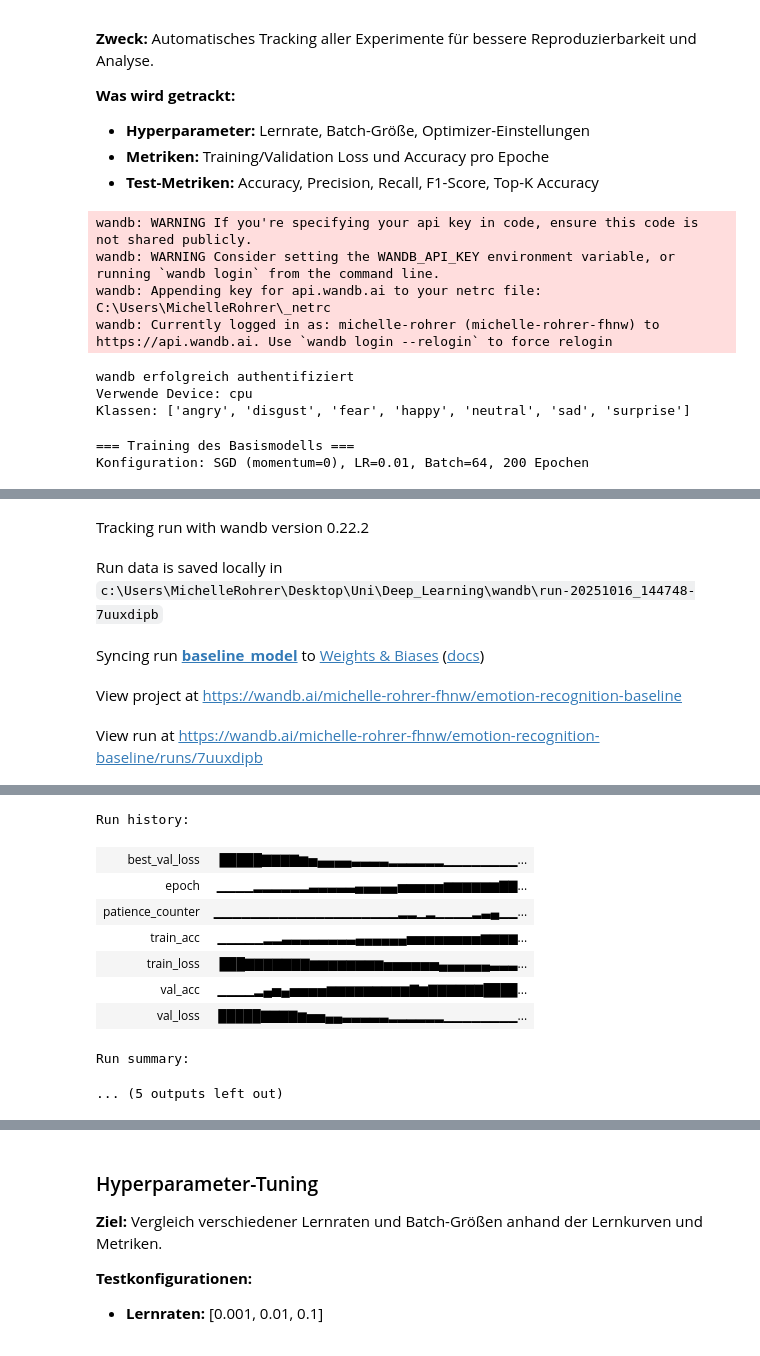
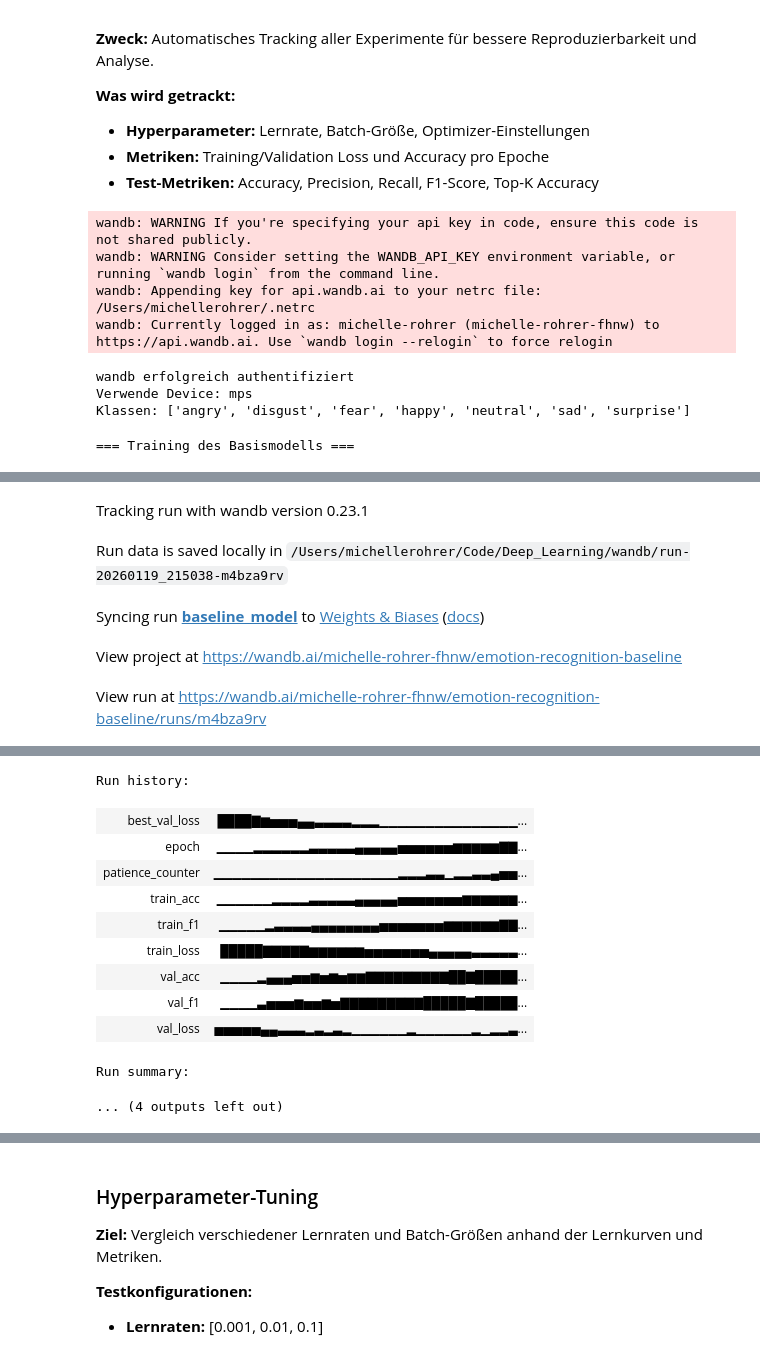
Before and after one commit to michelle-rohrer/Deep_Learning, a Jupyter notebook: training.ipynb, the cells around one changed output, grey strips where cells are left out. Saved outputs shown, nothing was run; the diff lists cells and outputs as text; code cells hidden in the pictures.

```diff
--- a/training.ipynb
+++ b/training.ipynb
@@ -57,7 +64,7 @@ train_dir = os.path.join(base_path, "train")
 test_dir  = os.path.join(base_path, "test")
 
 img_size = 48
-batch_size = 64
+batch_size = 32
 
 # Transformationen
 transform = transforms.Compose([
@@ -88,18 +95,25 @@ test_dataset = datasets.ImageFolder(
     transform=transform
 )
 
-# DataLoader erstellen mit Multi-Core Optimierung für M5
-# Optimale Worker-Anzahl: Anzahl Cores - 1 (für Multi-Processing)
-import multiprocessing
-optimal_workers = max(1, multiprocessing.cpu_count() - 1)
+# DataLoader erstellen mit Multi-Core Optimierung
+optimal_workers = min(4, get_optimal_num_workers())
 print(f"Verwende {optimal_workers} Worker für DataLoader (von {multiprocessing.cpu_count()} Cores)")
+print(f"Batch-Größe: {batch_size} (reduziert für Speicher-Optimierung)")
+
+# pin_memory nur für CUDA aktivieren (nicht für MPS oder CPU)
+
+use_pin_memory = should_use_pin_memory()
+if use_pin_memory:
+    print("pin_memory aktiviert (CUDA erkannt)")
+else:
+    print("pin_memory deaktiviert (MPS oder CPU - keine Warnung)")
 
 train_loader = DataLoader(
     train_dataset,
     batch_size=batch_size,
     shuffle=True,
     num_workers=optimal_workers,
-    pin_memory=True  # Beschleunigt Transfer zu MPS/GPU
+    pin_memory=use_pin_memory  # Nur bei CUDA aktivieren
 )
 
 val_loader = DataLoader(
@@ -107,7 +121,7 @@ val_loader = DataLoader(
     batch_size=batch_size,
     shuffle=False,
     num_workers=optimal_workers,
-    pin_memory=True
+    pin_memory=use_pin_memory
 )
 
 test_loader = DataLoader(
@@ -115,7 +129,7 @@ test_loader = DataLoader(
     batch_size=batch_size,
     shuffle=False,
     num_workers=optimal_workers,
-    pin_memory=True
+    pin_memory=use_pin_memory
 )
 
 print(f"Klassen: {full_train_dataset.class_to_idx}")
@@ -147,9 +164,7 @@ else:
     print("wandb API Key nicht in .env gefunden")
 
 # Device Setup: MPS (Apple Silicon) > CUDA > CPU
-device = torch.device("mps" if torch.backends.mps.is_available()
-                     else "cuda" if torch.cuda.is_available()
-                     else "cpu")
+device = get_device()
 print(f"Verwende Device: {device}")
 
 # Klassennamen für Evaluation
@@ -159,16 +174,14 @@ print(f"Klassen: {class_names}")
 # %% [output]
 wandb: WARNING If you're specifying your api key in code, ensure this code is not shared publicly.
 wandb: WARNING Consider setting the WANDB_API_KEY environment variable, or running `wandb login` from the command line.
-wandb: Appending key for api.wandb.ai to your netrc file: C:\Users\MichelleRohrer\_netrc
+wandb: Appending key for api.wandb.ai to your netrc file: /Users/michellerohrer/.netrc
 wandb: Currently logged in as: michelle-rohrer (michelle-rohrer-fhnw) to https://api.wandb.ai. Use `wandb login --relogin` to force relogin
 wandb erfolgreich authentifiziert
-Verwende Device: cpu
+Verwende Device: mps
 Klassen: ['angry', 'disgust', 'fear', 'happy', 'neutral', 'sad', 'surprise']
 # %%
 # Basismodell erstellen und trainieren
 print("=== Training des Basismodells ===")
-print("Konfiguration: SGD (momentum=0), LR=0.01, Batch=64, 60 Epochen")
-print("Hinweis: Modell wird aus Code initialisiert (nicht geladen) und nach Epoche 60 automatisch gespeichert.")
 
 # Modell initialisieren aus Code (nicht aus gespeichertem State)
 # Dies stellt sicher, dass das Modell mit den aktuellen Einstellungen trainiert wird
@@ -184,15 +197,15 @@ train_losses, val_losses, train_accs, val_accs, train_f1s, val_f1s = train_model
     device=device,
     train_loader=train_loader,
     val_loader=val_loader,
-    num_epochs=60,  # Epoche 60 als Referenz
+    num_epochs=60,
     learning_rate=0.01,
-    batch_size=64,
+    batch_size=32,
     use_wandb=True,
     run_name="baseline_model",
     early_stopping=True,
     patience=20,
     min_delta=0.001,
-    save_path='models/baseline_model_epoch60.pth'  # Automatisches Speichern nach Epoche 60
+    save_path='models/baseline_model_epoch60.pth'
 )
 
 # Finales Modell speichern (nach allen Epochen)
@@ -201,10 +214,9 @@ print("Basismodell gespeichert als 'models/baseline_model.pth'")
 print(f"Finale Metriken - Accuracy: {val_accs[-1]:.2f}%, F1-Score: {val_f1s[-1]:.4f}")
 # %% [output]
 === Training des Basismodells ===
-Konfiguration: SGD (momentum=0), LR=0.01, Batch=64, 200 Epochen
 [interactive output not drawn]
-Tracking run with wandb version 0.22.2
+Tracking run with wandb version 0.23.1
-Run data is saved locally in c:\Users\MichelleRohrer\Desktop\Uni\Deep_Learning\wandb\run-20251016_144748-7uuxdipb
+Run data is saved locally in /Users/michellerohrer/Code/Deep_Learning/wandb/run-20260119_215038-m4bza9rv
 Syncing run baseline_model to Weights & Biases (docs)
 View project at https://wandb.ai/michelle-rohrer-fhnw/emotion-recognition-baseline
-View run at https://wandb.ai/michelle-rohrer-fhnw/emotion-recognition-baseline/runs/7uuxdipb
+View run at https://wandb.ai/michelle-rohrer-fhnw/emotion-recognition-baseline/runs/m4bza9rv
@@ -228,14 +240,16 @@ Beste Validation Loss: 1.4098 in Epoche 59
 [interactive output not drawn]
 Run history:
-| best_val_loss | █████▇▇▇▇▆▅▄▄▄▄▃▃▃▃▂▂▂▂▂▂▁▁▁▁▁▁▁▁... |
-| epoch | ▁▁▁▁▂▂▂▂▂▂▃▃▃▃▃▄▄▄▄▄▅▅▅▅▅▆▆▆▆▆▆▇▇... |
-| patience_counter | ▁▁▁▁▁▁▁▁▁▁▁▁▁▁▁▁▁▁▁▁▂▂▁▂▁▁▁▁▂▃▄▁▁... |
-| train_acc | ▁▁▁▁▁▂▂▃▃▃▃▃▃▃▃▄▄▄▄▄▄▅▅▅▅▅▅▅▅▆▆▆▆... |
-| train_loss | ███▇▇▇▇▇▇▇▆▆▆▆▆▆▆▆▅▅▅▅▅▅▄▄▄▄▄▄▃▃▃... |
-| val_acc | ▁▁▁▁▂▄▅▄▅▅▅▅▆▆▆▆▆▆▆▆▆▇▆▇▇▇▇▇▇████... |
-| val_loss | █████▇▇▇▇▆▅▅▄▄▃▃▃▃▃▂▂▂▂▂▂▁▁▁▁▁▁▁▁... |
+| best_val_loss | ████▇▆▅▅▅▄▄▃▃▃▃▂▂▂▁▁▁▁▁▁▁▁▁▁▁▁▁▁▁... |
+| epoch | ▁▁▁▁▂▂▂▂▂▂▃▃▃▃▃▄▄▄▄▄▅▅▅▅▅▅▆▆▆▆▆▇▇... |
+| patience_counter | ▁▁▁▁▁▁▁▁▁▁▁▁▁▁▁▁▁▁▁▁▂▂▂▃▃▁▂▂▃▃▄▅▅... |
+| train_acc | ▁▁▁▁▁▁▂▂▂▂▃▃▃▃▃▄▄▄▄▄▅▅▅▅▅▅▅▆▆▆▆▆▆... |
+| train_f1 | ▁▁▁▁▁▂▃▃▃▃▄▄▄▄▄▄▄▄▅▅▅▅▅▅▅▆▆▆▆▆▆▇▇... |
+| train_loss | █████▇▇▇▇▇▆▆▆▆▆▆▅▅▅▅▅▅▅▄▄▄▄▄▃▃▃▃▃... |
+| val_acc | ▁▁▁▁▂▄▄▄▅▅▆▅▆▅▆▆▇▇▇▇▇▇▇▇▇██▇█████... |
+| val_f1 | ▁▁▁▁▃▅▅▅▆▅▅▆▅▇▇▇▇▇▇▇▇▇█████▇█████... |
+| val_loss | ▅▅▅▅▅▄▄▃▃▃▂▃▂▃▂▁▁▁▁▁▁▂▁▁▁▁▁▁▂▁▂▂▃... |
 Run summary:
-... (5 outputs left out)
+... (4 outputs left out)
 # %%
 # Lernkurven plotten und speichern
 # Sicherstellen, dass plots Verzeichnis existiert
```
Also changed, not shown: parts of 27 cells of this notebook, 54 other files.
